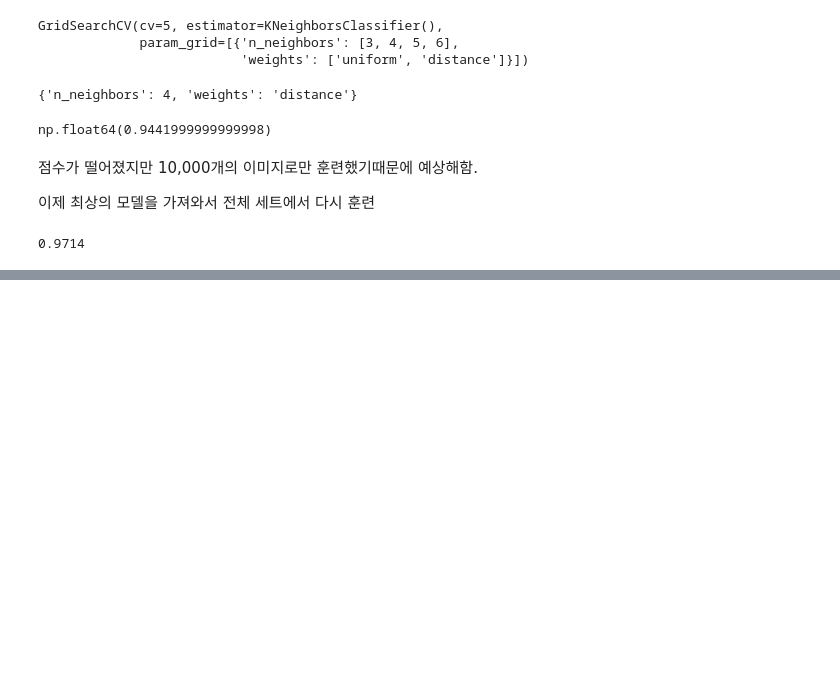
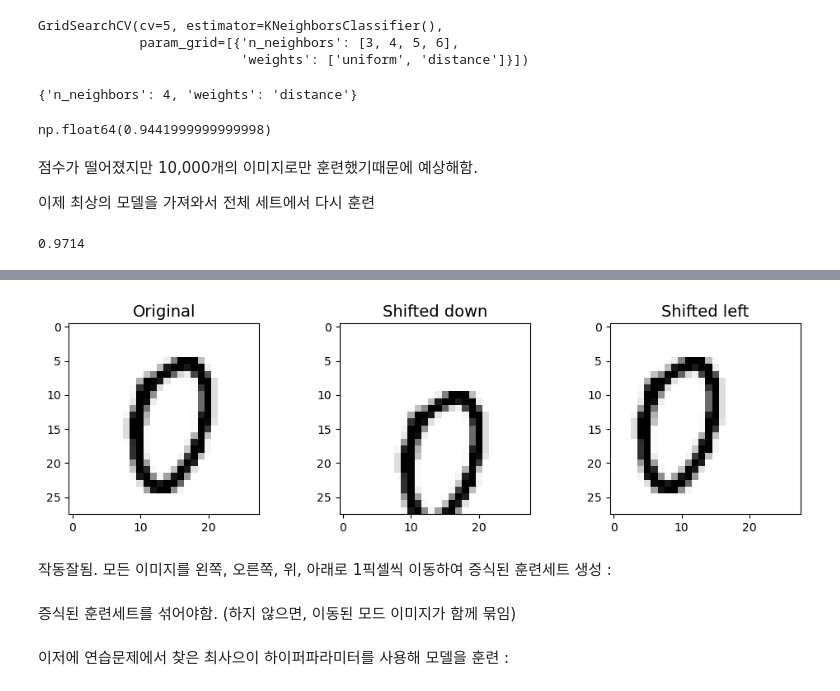
Before and after one commit to doyeon789/Study-AI, a Jupyter notebook: Hands-On ML3 Practice/03_classification/03_classification.ipynb, the cells around one changed output, grey strips where cells are left out. Cells and saved outputs as stored; diff of their text form; code cells hidden in the pictures; blank space fills up the shorter version.

```diff
--- a/Hands-On ML3 Practice/03_classification/03_classification.ipynb
+++ b/Hands-On ML3 Practice/03_classification/03_classification.ipynb
@@ -919,0 +926,28 @@ tuned_accuracy
+# %%
+def shift_image(image, dx, dy):
+    image = image.reshape((28,28))
+    shifted_image = shift(image, [dy, dx], cval=0, mode='constant')
+    return shifted_image.reshape([-1])
+# %%
+image = X_train[1000]
+shifted_image_down = shift_image(image, 0, 5)
+shifted_image_left = shift_image(image, -5, 0)
+
+plt.figure(figsize=(12, 3))
+plt.subplot(131)
+plt.title("Original")
+plt.imshow(image.reshape(28, 28),
+           interpolation="nearest", cmap="Greys")
+plt.subplot(132)
+plt.title("Shifted down")
+plt.imshow(shifted_image_down.reshape(28, 28),
+           interpolation="nearest", cmap="Greys")
+plt.subplot(133)
+plt.title("Shifted left")
+plt.imshow(shifted_image_left.reshape(28, 28),
+           interpolation="nearest", cmap="Greys")
+plt.show()
+# %% [output]
+[figure, added]
+# %% [markdown]
+작동잘됨. 모든 이미지를 왼쪽, 오른쪽, 위, 아래로 1픽셀씩 이동하여 증식된 훈련세트 생성 :
@@ -919,0 +965,2 @@ tuned_accuracy
+# %% [markdown]
+증식된 훈련세트를 섞어야함. (하지 않으면, 이동된 모드 이미지가 함께 묶임)
@@ -919,0 +971,2 @@ tuned_accuracy
+# %% [markdown]
+이저에 연습문제에서 찾은 최사으이 하이퍼파라미터를 사용해 모델을 훈련 :
```
Also changed, not shown: parts of 11 cells of this notebook.
